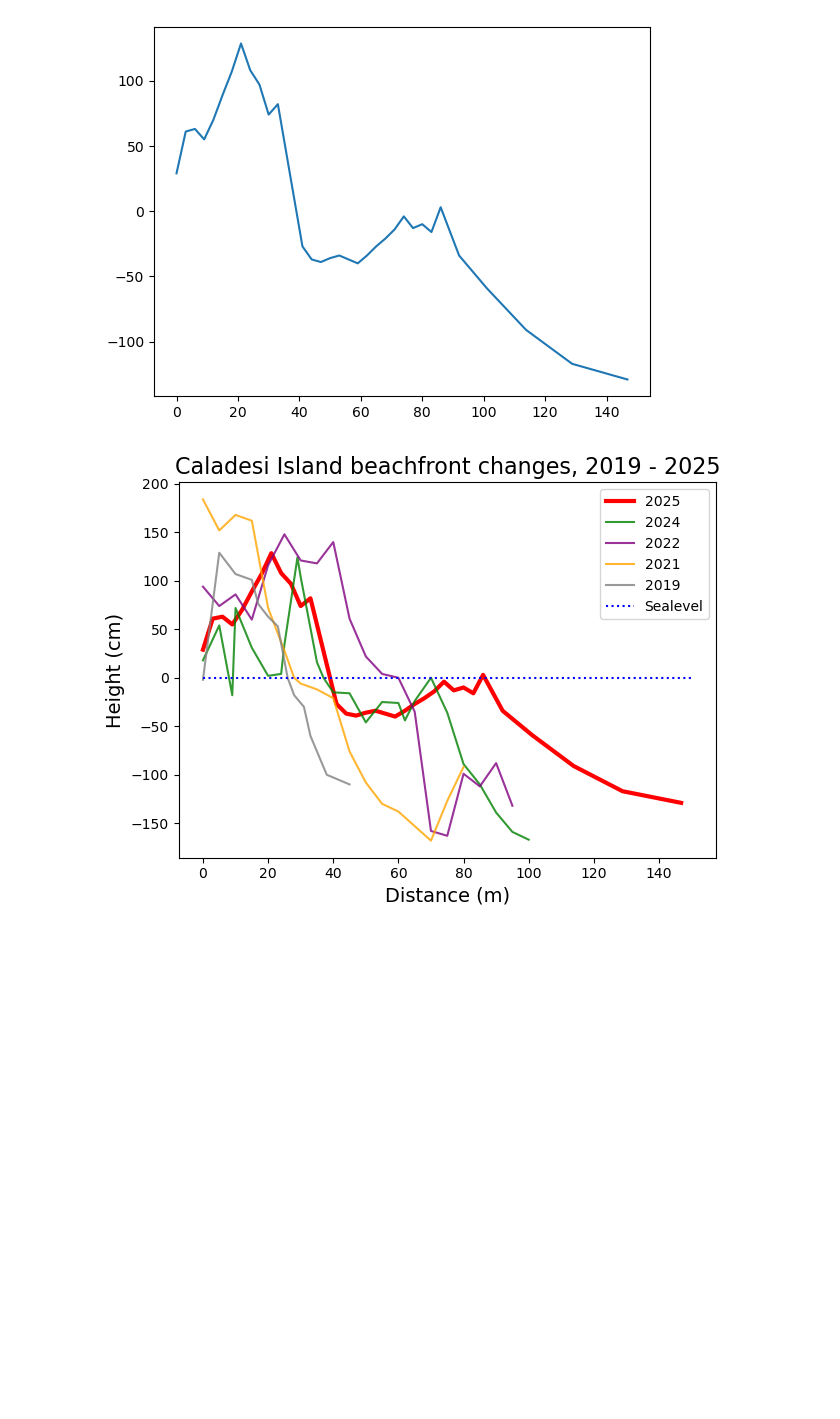
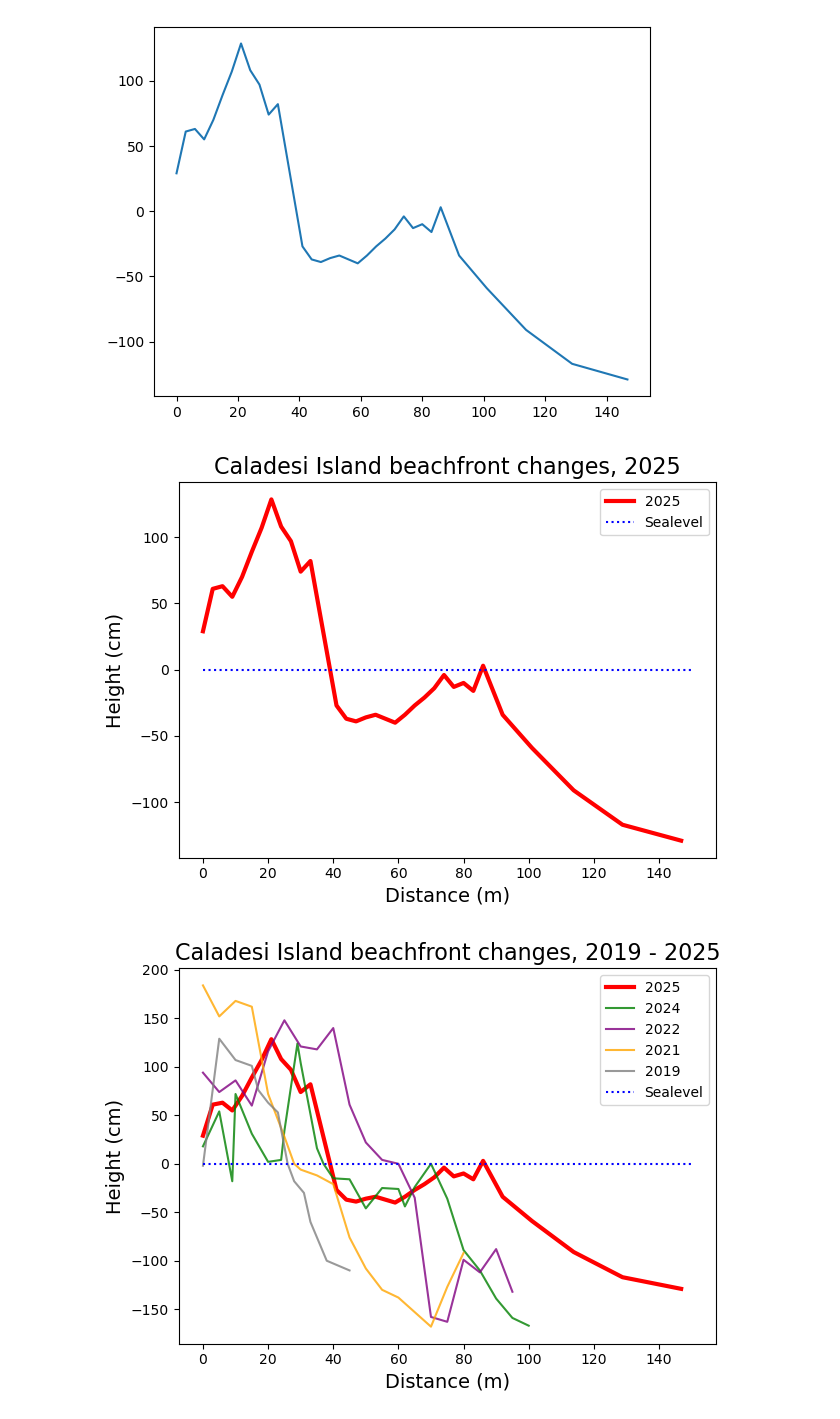
Before and after one commit to olschomber/OCG_data, a Jupyter notebook: OCG_profile_code.ipynb, the cells around one changed output. Saved outputs shown, nothing was run; the diff lists cells and outputs as text; code cells hidden in the pictures; blank space fills up the shorter version.

Commit message:
Add 2025 year graph

```diff
--- a/OCG_profile_code.ipynb
+++ b/OCG_profile_code.ipynb
@@ -38,6 +38,21 @@ plt.plot(df_2025.X,df_2025.Y)
 def plot_caladesi(df_list_x,df_list_y,color_list):
     fig,ax = plt.subplots(sharex=True,sharey=True)
     plt.plot(df_list_x,df_list_y,col=color_list)
+# %%
+fig,ax = plt.subplots()
+plt.plot(df_2025.X,df_2025.Y,'red',linewidth=3,label='2025')
+#plt.plot(df_2024.X,df_2024.Y,'green',label='2024',alpha=0.8)
+#plt.plot(df_2022.X,df_2022.Y,'purple',label='2022',alpha=0.8)
+#plt.plot(df_2021.X,df_2021.Y,'orange',label='2021',alpha=0.8)
+#plt.plot(df_2019.X,df_2019.Y,'grey',label='2019',alpha=0.8)
+plt.plot([0,150],[0,0],'blue',linestyle=':',label='Sealevel')
+plt.xlabel('Distance (m)',fontsize=14)
+plt.ylabel('Height (cm)',fontsize=14)
+plt.title('Caladesi Island beachfront changes, 2025',fontsize=16)
+plt.legend()
+plt.tight_layout()
+# %% [output]
+[figure, added]
 # %%
 fig,ax = plt.subplots()
 plt.plot(df_2025.X,df_2025.Y,'red',linewidth=3,label='2025')
```
